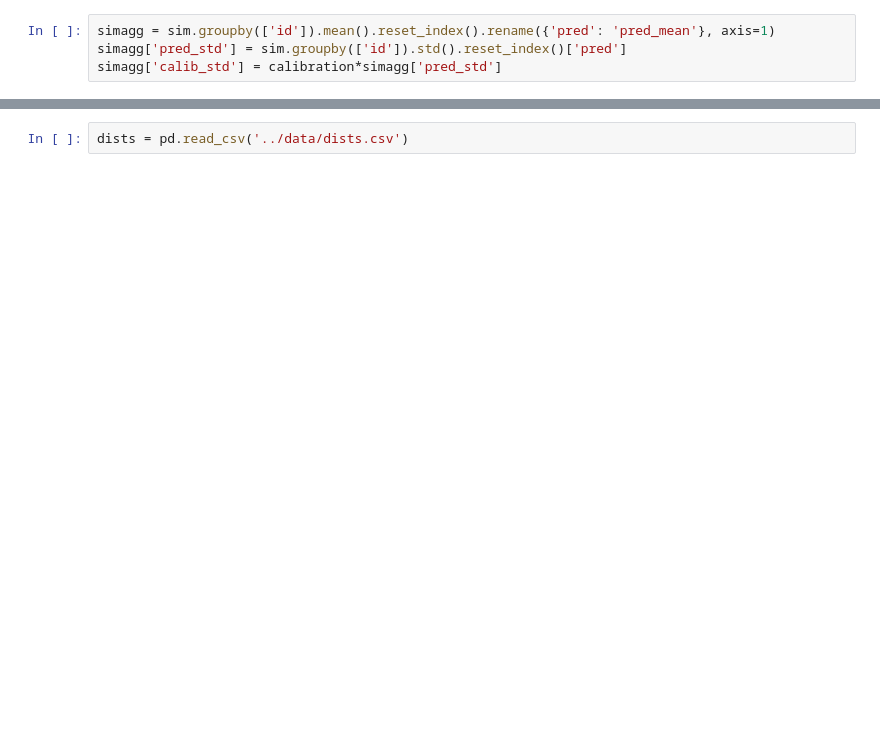
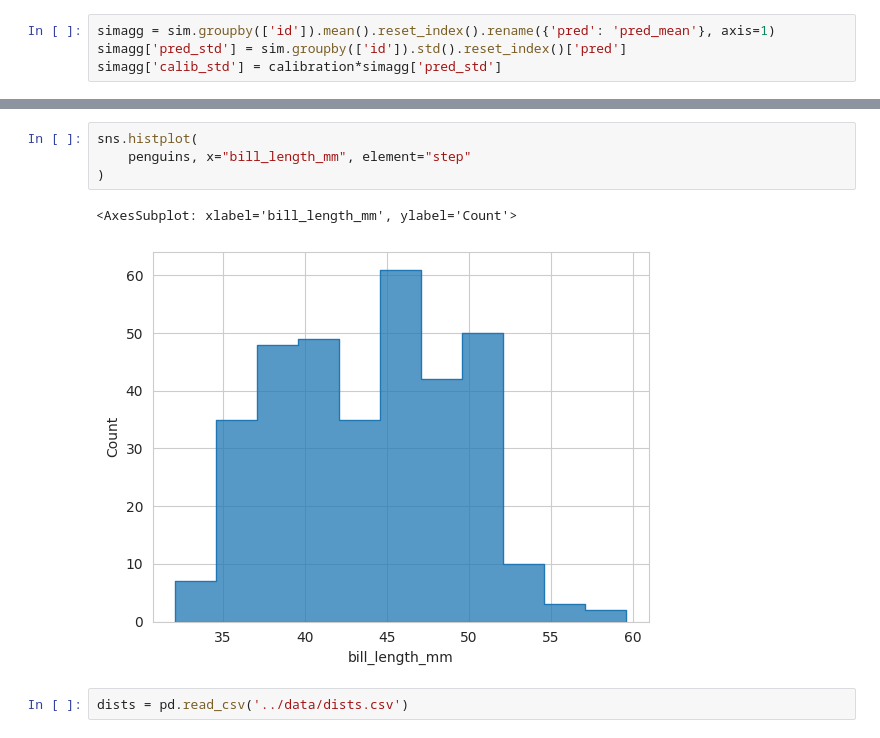
Before and after one commit to mateusz/ml_uncertainty, a Jupyter notebook: notebooks/02_model.ipynb, the cells around one changed output, grey strips where cells are left out. Drawn from its saved outputs; the diff is of its cells as text; blank space fills up the shorter version.

```diff
--- a/notebooks/02_model.ipynb
+++ b/notebooks/02_model.ipynb
@@ -198,3 +223,10 @@ plt.show()
+# %%
+sns.histplot(
+    penguins, x="bill_length_mm", element="step"
+)
+# %% [output]
+<AxesSubplot: xlabel='bill_length_mm', ylabel='Count'>
+[figure, added]
 # %%
 dists = pd.read_csv('../data/dists.csv')
 # %%
```
Also changed, not shown: parts of 7 cells of this notebook, 7 other files.
